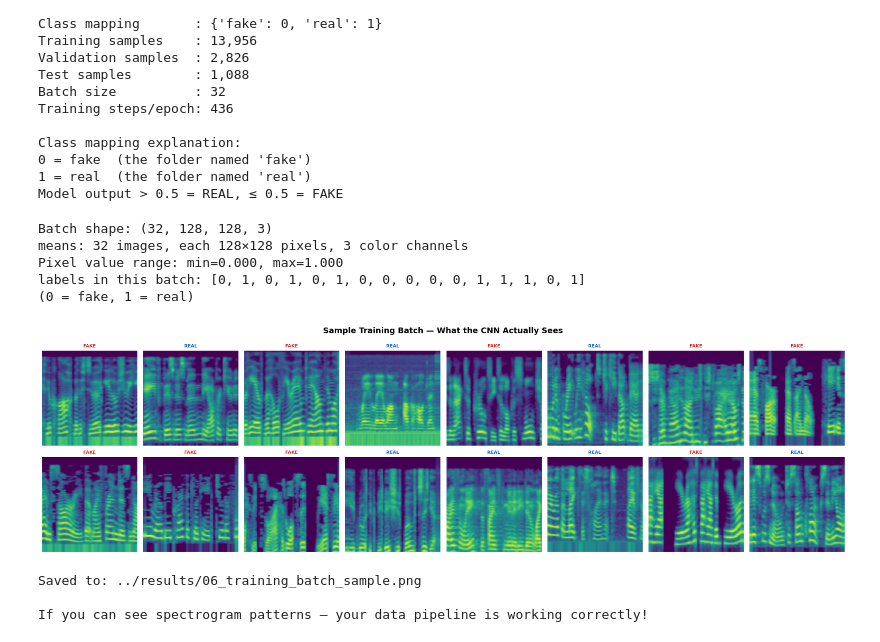
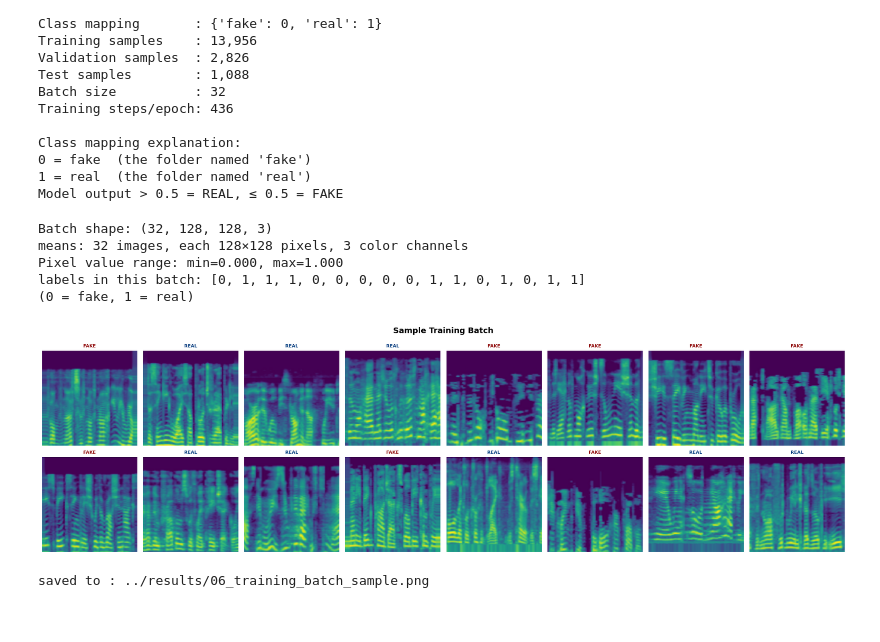
Before and after one commit to Surabhi0055/vocal-armor, a Jupyter notebook: notebooks/02_model_training.ipynb, the cells around one changed output. Cells and saved outputs as stored; diff of their text form; code cells hidden in the pictures.

```diff
--- a/notebooks/02_model_training.ipynb
+++ b/notebooks/02_model_training.ipynb
@@ -183,40 +183,32 @@ Model output > 0.5 = REAL, ≤ 0.5 = FAKE
 # %%
 sample_images, sample_labels = next(train_generator)
 print(f"Batch shape: {sample_images.shape}")
 print(f"means: {sample_images.shape[0]} images, each {sample_images.shape[1]}×{sample_images.shape[2]} pixels, {sample_images.shape[3]} color channels")
 print(f"Pixel value range: min={sample_images.min():.3f}, max={sample_images.max():.3f}")
 print(f"labels in this batch: {sample_labels[:16].astype(int).tolist()}")
 print(f"(0 = fake, 1 = real)")
 # ── Plot first 16 images
 label_names = {v: k for k, v in train_generator.class_indices.items()}
-colors      = {"fake": "#D32F2F", "real": "#1565C0"}
-
-fig, axes = plt.subplots(2, 8, figsize=(20, 6))
-fig.suptitle("Sample Training Batch — What the CNN Actually Sees",
-             fontsize=14, fontweight="bold")
-
-for i, ax in enumerate(axes.flat):
+colors = {"fake": "#910C0C", "real" : "#094182"}
+fig, axes = plt.subplots(2, 8, figsize = (20,6))
+fig.suptitle("Sample Training Batch",fontsize=14, fontweight="bold")
+for i ,ax in enumerate(axes.flat):
     if i < len(sample_images):
         ax.imshow(sample_images[i])
         label_name = label_names[int(sample_labels[i])]
-        ax.set_title(label_name.upper(), fontsize=8,
-                     color=colors[label_name], fontweight="bold")
-    ax.axis("off")
+        ax.set_title(label_name.upper(),fontsize=8,color=colors[label_name], fontweight="bold")
+        ax.axis("off")
 
 plt.tight_layout()
 save_path = RESULTS_DIR / "06_training_batch_sample.png"
-plt.savefig(save_path, dpi=150, bbox_inches="tight")
+plt.savefig(save_path, dpi=150,bbox_inches="tight")
 plt.show()
-print(f"Saved to: {save_path}")
-print()
-print("If you can see spectrogram patterns — your data pipeline is working correctly!")
+print(f"saved to : {save_path}")
 # %% [output]
 Batch shape: (32, 128, 128, 3)
 means: 32 images, each 128×128 pixels, 3 color channels
 Pixel value range: min=0.000, max=1.000
-labels in this batch: [0, 1, 0, 1, 0, 1, 0, 0, 0, 0, 0, 1, 1, 1, 0, 1]
+labels in this batch: [0, 1, 1, 1, 0, 0, 0, 0, 0, 1, 1, 0, 1, 0, 1, 1]
 (0 = fake, 1 = real)
-[figure, old version]
+[figure, new version]
-Saved to: ../results/06_training_batch_sample.png
-
-If you can see spectrogram patterns — your data pipeline is working correctly!
+saved to : ../results/06_training_batch_sample.png
```
Also changed, not shown: parts of 2 cells of this notebook, 1 other file.
